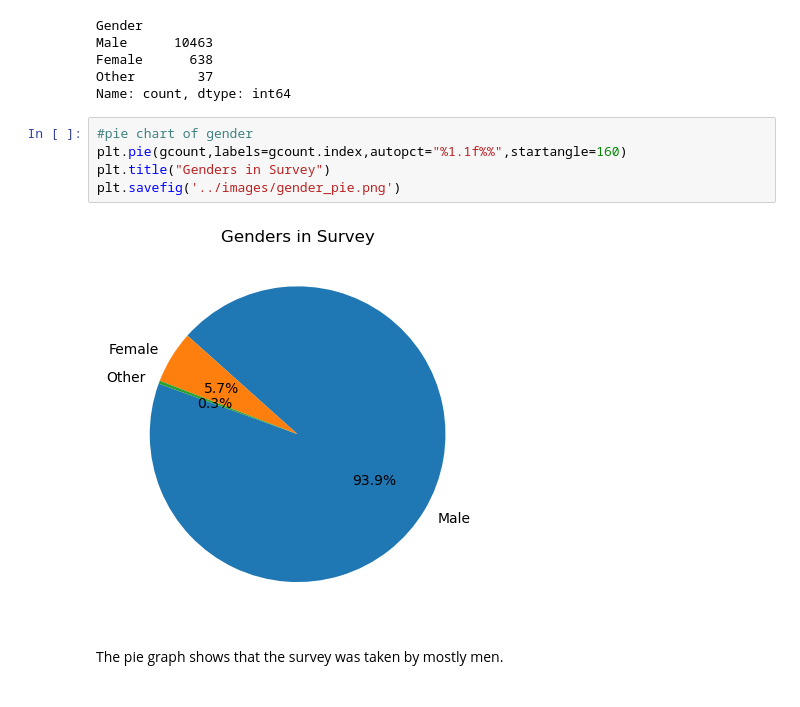
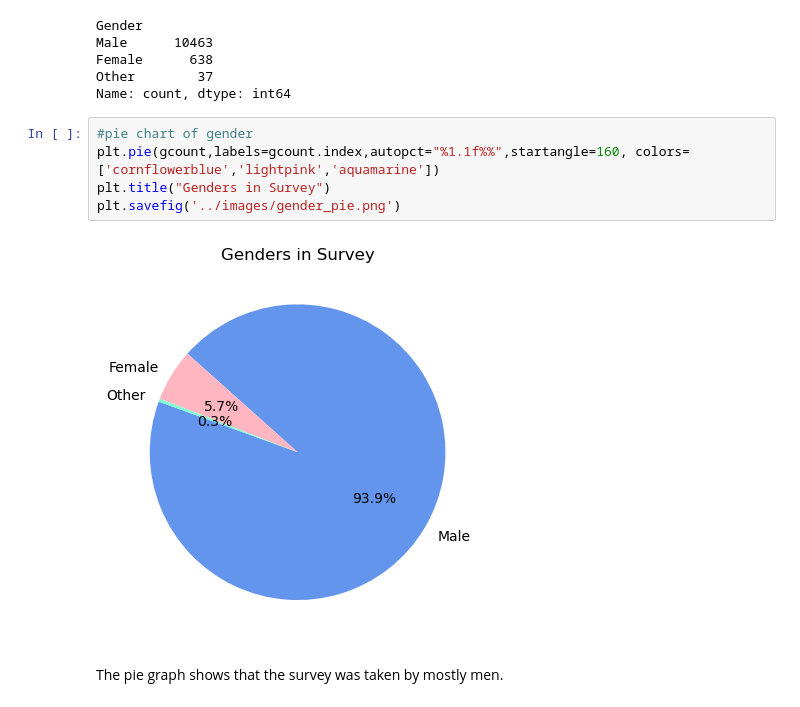
Before and after one commit to ComfyKoala/Project_1_Group_1, a Jupyter notebook: final_analysis/final_analysis.ipynb, the cells around one changed output. Saved outputs shown, nothing was run; the diff lists cells and outputs as text.

```diff
--- a/final_analysis/final_analysis.ipynb
+++ b/final_analysis/final_analysis.ipynb
@@ -115,11 +115,11 @@ Other        37
 Name: count, dtype: int64
 # %%
 #pie chart of gender
-plt.pie(gcount,labels=gcount.index,autopct="%1.1f%%",startangle=160)
+plt.pie(gcount,labels=gcount.index,autopct="%1.1f%%",startangle=160, colors=['cornflowerblue','lightpink','aquamarine'])
 plt.title("Genders in Survey")
 plt.savefig('../images/gender_pie.png')
 # %% [output]
-[figure, old version]
+[figure, new version]
 # %% [markdown]
 The pie graph shows that the survey was taken by mostly men.
 # %%
```
Also changed, not shown: parts of 6 cells of this notebook, 9 other files.
